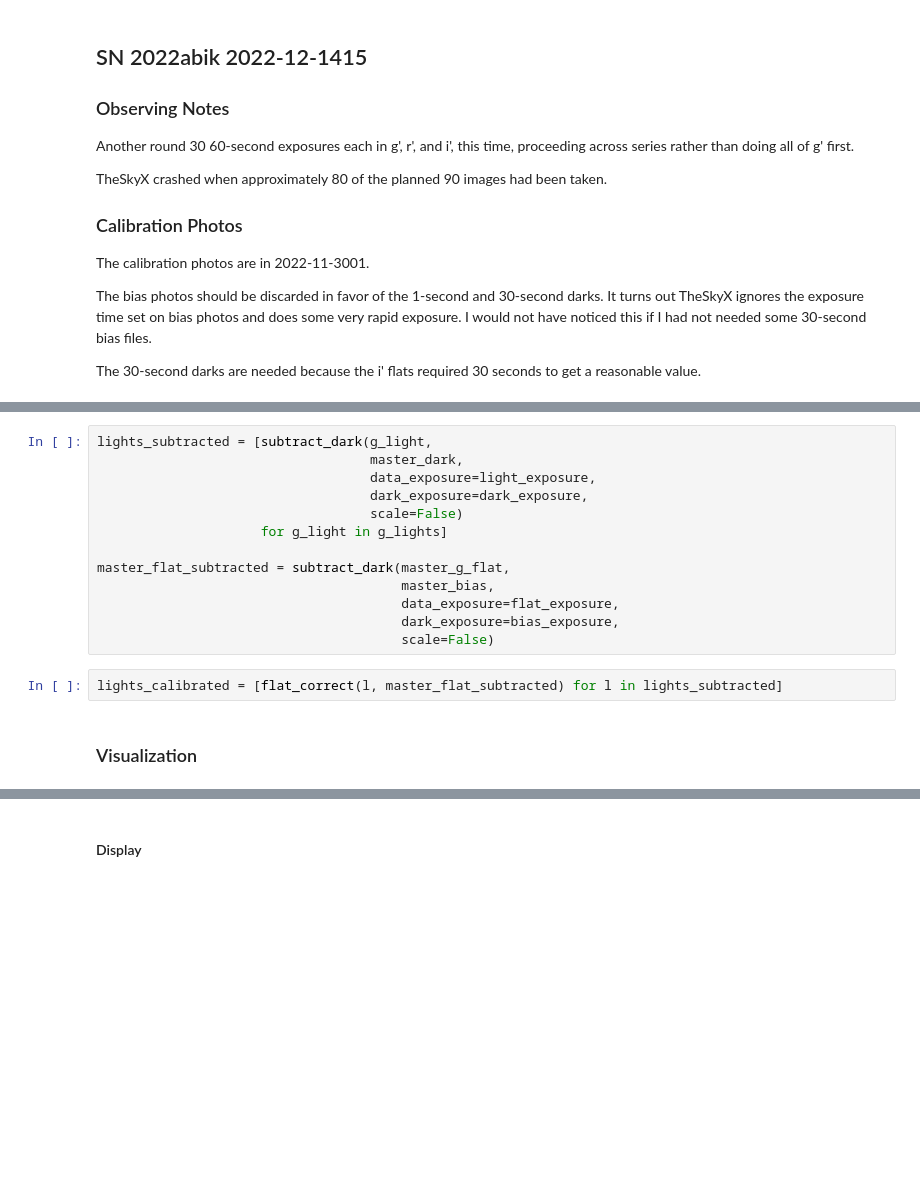
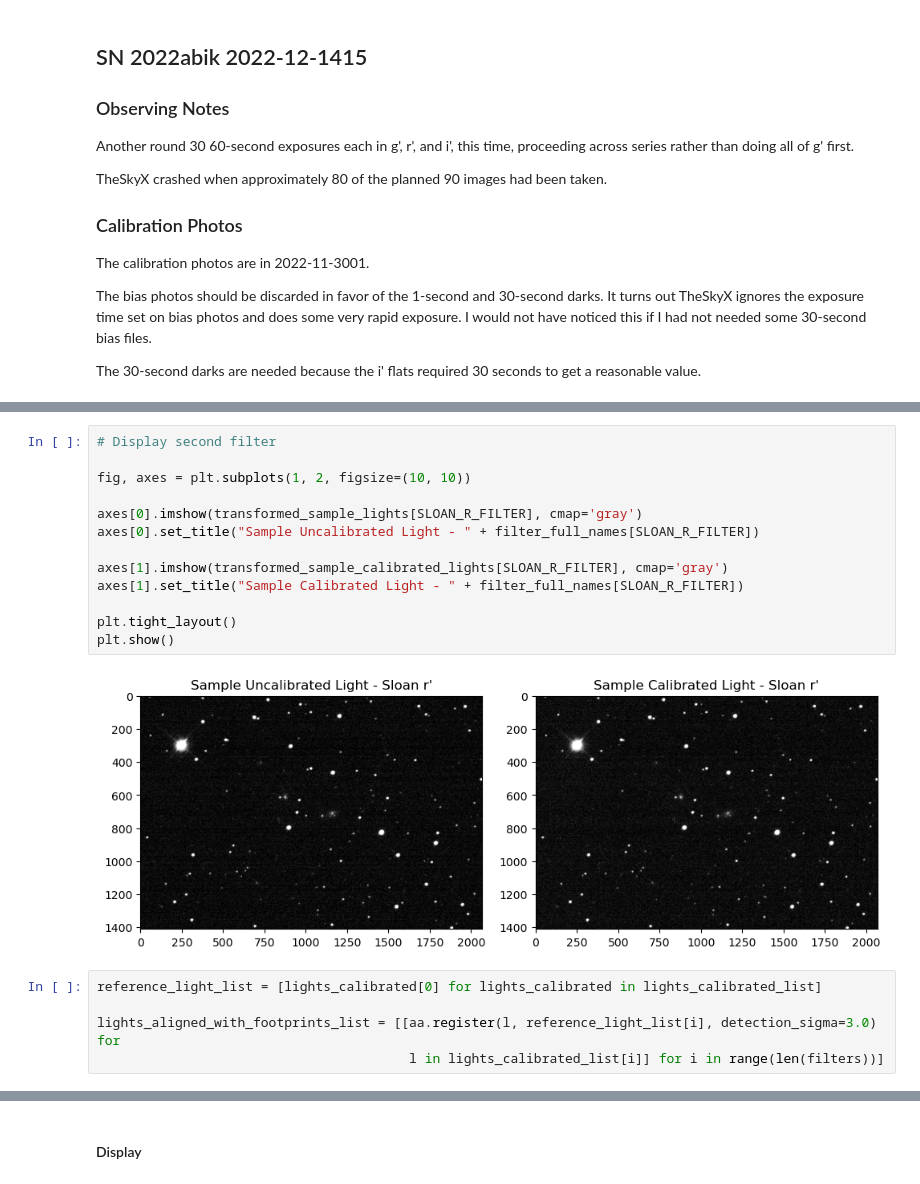
Before and after one commit to brianhill/transient-astronomy, a Jupyter notebook: targets/SN_2022abik/2022-12-1415/analysis-luke.ipynb, the cells around one changed output, grey strips where cells are left out. Drawn from its saved outputs; the diff is of its cells as text; blank space fills up the shorter version.

```diff
--- a/targets/SN_2022abik/2022-12-1415/analysis-luke.ipynb
+++ b/targets/SN_2022abik/2022-12-1415/analysis-luke.ipynb
@@ -132,18 +224,21 @@ master_bias = combine(biases, method=method)
 # %%
-lights_subtracted = [subtract_dark(g_light,
-                                   master_dark,
-                                   data_exposure=light_exposure,
-                                   dark_exposure=dark_exposure,
-                                   scale=False)
-                     for g_light in g_lights]
+# Display second filter
 
-master_flat_subtracted = subtract_dark(master_g_flat,
-                                       master_bias,
-                                       data_exposure=flat_exposure,
-                                       dark_exposure=bias_exposure,
-                                       scale=False)
+fig, axes = plt.subplots(1, 2, figsize=(10, 10))
+
+axes[0].imshow(transformed_sample_lights[SLOAN_R_FILTER], cmap='gray')
+axes[0].set_title("Sample Uncalibrated Light - " + filter_full_names[SLOAN_R_FILTER])
+
+axes[1].imshow(transformed_sample_calibrated_lights[SLOAN_R_FILTER], cmap='gray')
+axes[1].set_title("Sample Calibrated Light - " + filter_full_names[SLOAN_R_FILTER])
+
+plt.tight_layout()
+plt.show()
+# %% [output]
+[figure, added]
 # %%
-lights_calibrated = [flat_correct(l, master_flat_subtracted) for l in lights_subtracted]
+reference_light_list = [lights_calibrated[0] for lights_calibrated in lights_calibrated_list]
+
+lights_aligned_with_footprints_list = [[aa.register(l, reference_light_list[i], detection_sigma=3.0) for
+                                        l in lights_calibrated_list[i]] for i in range(len(filters))]
-# %% [markdown]
-### Visualization
 # %%
```
Also changed, not shown: parts of 18 cells of this notebook.
